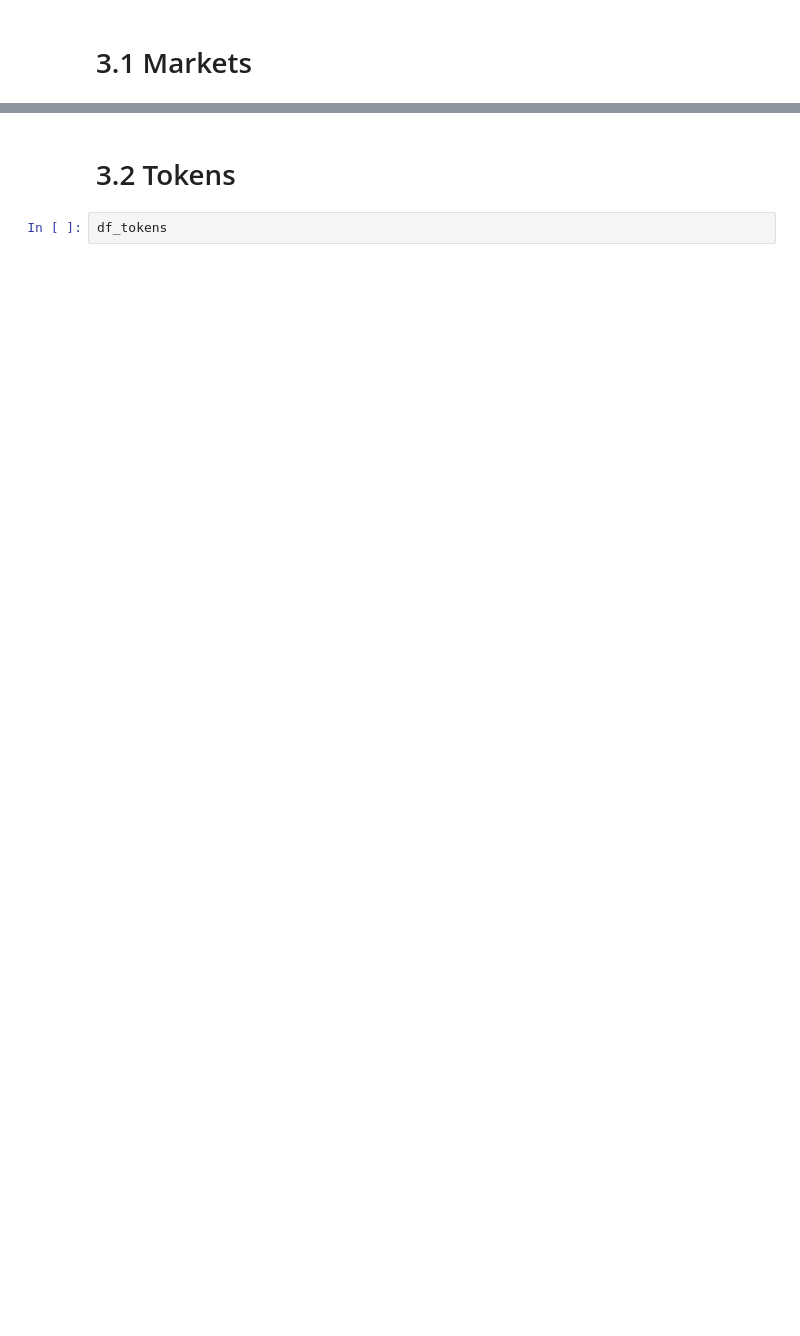
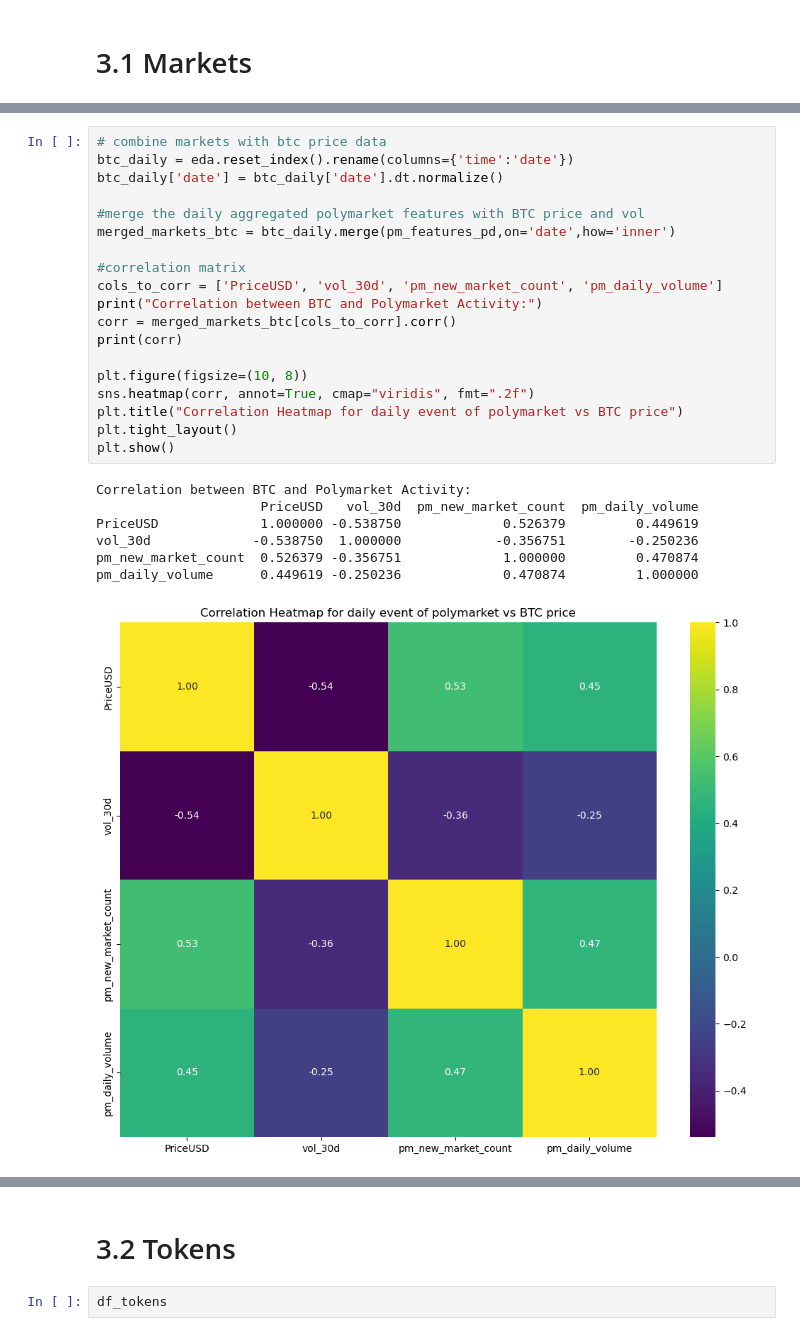
Before and after one commit to shuangvely/bitcoin-analytics-capstone-sp26-team08, a Jupyter notebook: eda/EDA.ipynb, the cells around one changed output, grey strips where cells are left out. Drawn from its saved outputs; the diff is of its cells as text; blank space fills up the shorter version.

```diff
--- a/eda/EDA.ipynb
+++ b/eda/EDA.ipynb
@@ -315,0 +508,27 @@ df_markets.head()
+# %%
+# combine markets with btc price data
+btc_daily = eda.reset_index().rename(columns={'time':'date'})
+btc_daily['date'] = btc_daily['date'].dt.normalize()
+
+#merge the daily aggregated polymarket features with BTC price and vol
+merged_markets_btc = btc_daily.merge(pm_features_pd,on='date',how='inner')
+
+#correlation matrix
+cols_to_corr = ['PriceUSD', 'vol_30d', 'pm_new_market_count', 'pm_daily_volume']
+print("Correlation between BTC and Polymarket Activity:")
+corr = merged_markets_btc[cols_to_corr].corr()
+print(corr)
+
+plt.figure(figsize=(10, 8))
+sns.heatmap(corr, annot=True, cmap="viridis", fmt=".2f")
+plt.title("Correlation Heatmap for daily event of polymarket vs BTC price")
+plt.tight_layout()
+plt.show()
+# %% [output]
+Correlation between BTC and Polymarket Activity:
+                     PriceUSD   vol_30d  pm_new_market_count  pm_daily_volume
+PriceUSD             1.000000 -0.538750             0.526379         0.449619
+vol_30d             -0.538750  1.000000            -0.356751        -0.250236
+pm_new_market_count  0.526379 -0.356751             1.000000         0.470874
+pm_daily_volume      0.449619 -0.250236             0.470874         1.000000
+[figure, added]
```
Also changed, not shown: parts of 36 cells of this notebook.
